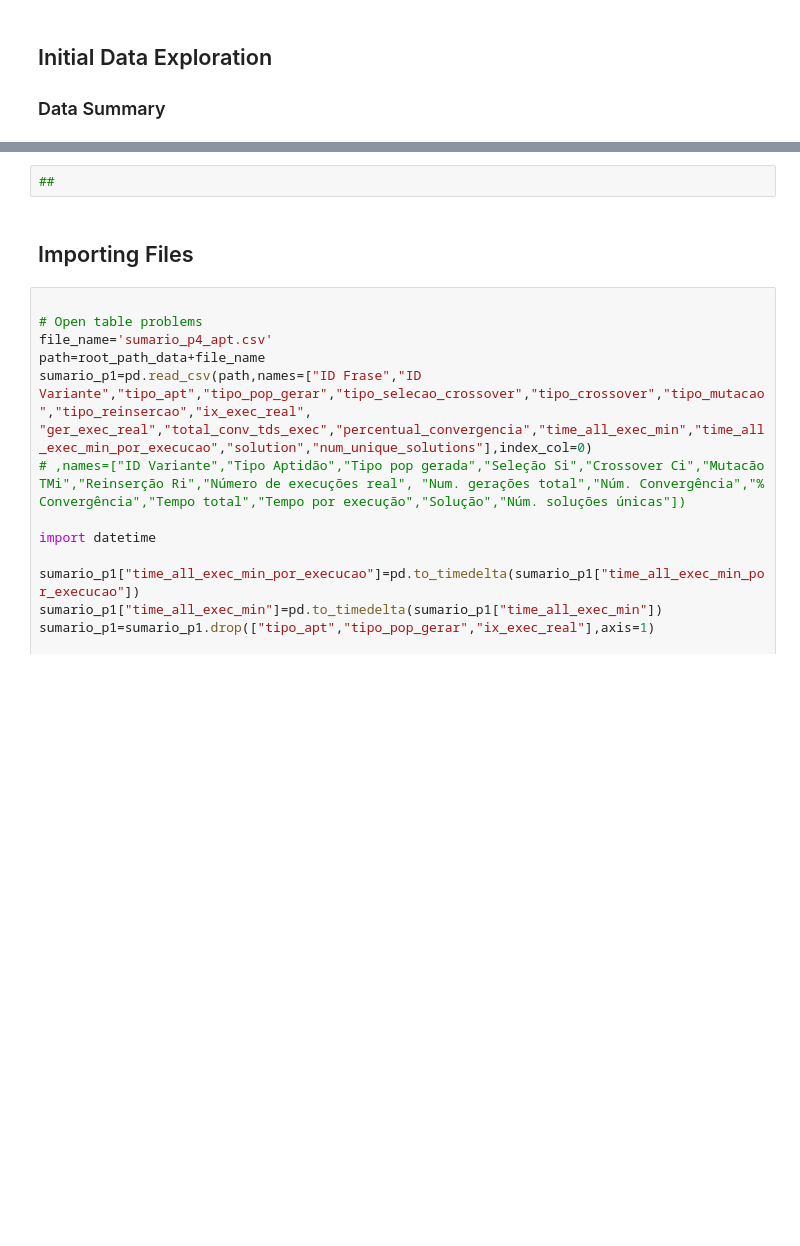
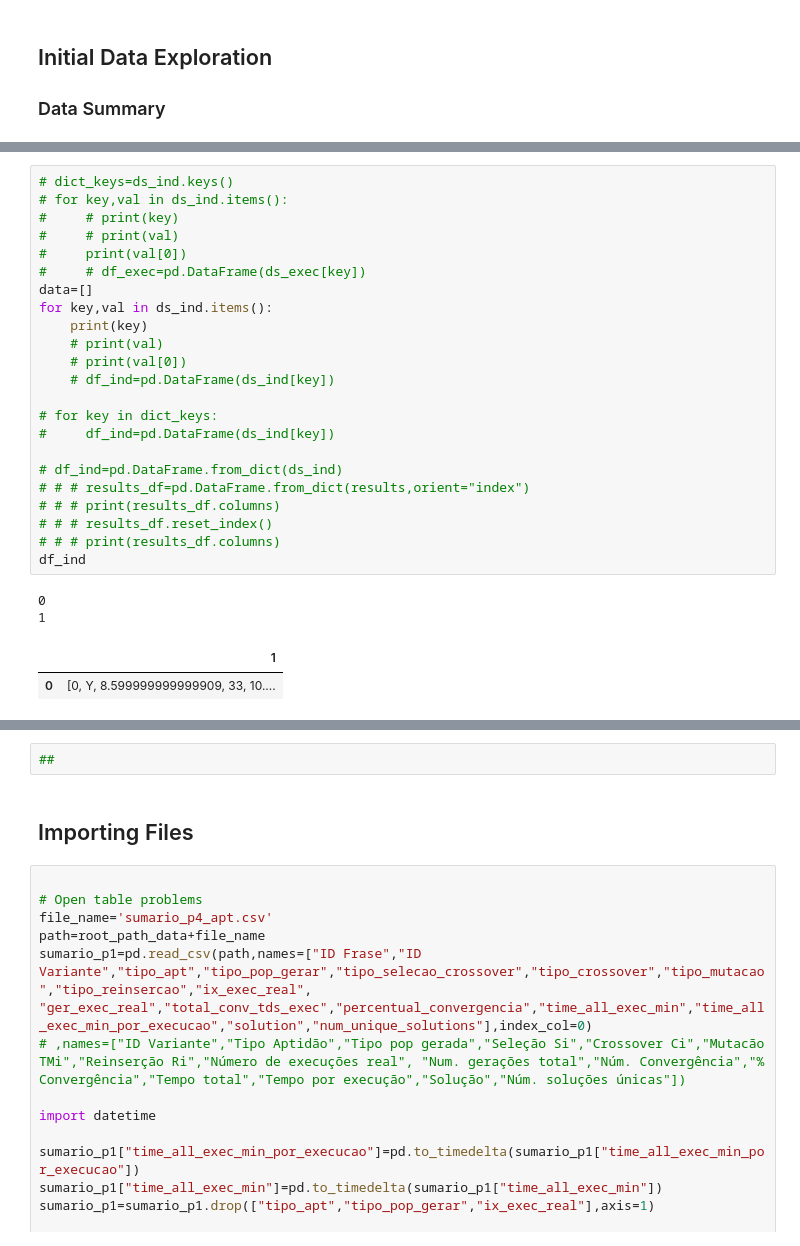
Before and after one commit to DTKx/capacityplanpy, a Jupyter notebook: 02_implementacao/reproduction.ipynb, the cells around one changed output, grey strips where cells are left out. Drawn from its saved outputs; the diff is of its cells as text; blank space fills up the shorter version.

```diff
--- a/02_implementacao/reproduction.ipynb
+++ b/02_implementacao/reproduction.ipynb
@@ -42 +72,29 @@ infile.close()
+# %%
+# dict_keys=ds_ind.keys()
+# for key,val in ds_ind.items():
+#     # print(key)
+#     # print(val)
+#     print(val[0])
+#     # df_exec=pd.DataFrame(ds_exec[key])
+data=[]
+for key,val in ds_ind.items():
+    print(key)
+    # print(val)
+    # print(val[0])
+    # df_ind=pd.DataFrame(ds_ind[key])
+
+# for key in dict_keys:
+#     df_ind=pd.DataFrame(ds_ind[key])
+
+# df_ind=pd.DataFrame.from_dict(ds_ind)
+# # # results_df=pd.DataFrame.from_dict(results,orient="index")
+# # # print(results_df.columns)
+# # # results_df.reset_index()
+# # # print(results_df.columns)
+df_ind
+# %% [output]
+0
+1
+|  | 1 |
+| 0 | [0, Y, 8.599999999999909, 33, 10.... |
 # %%
```
Also changed, not shown: parts of 4 cells of this notebook, 2 other files.
